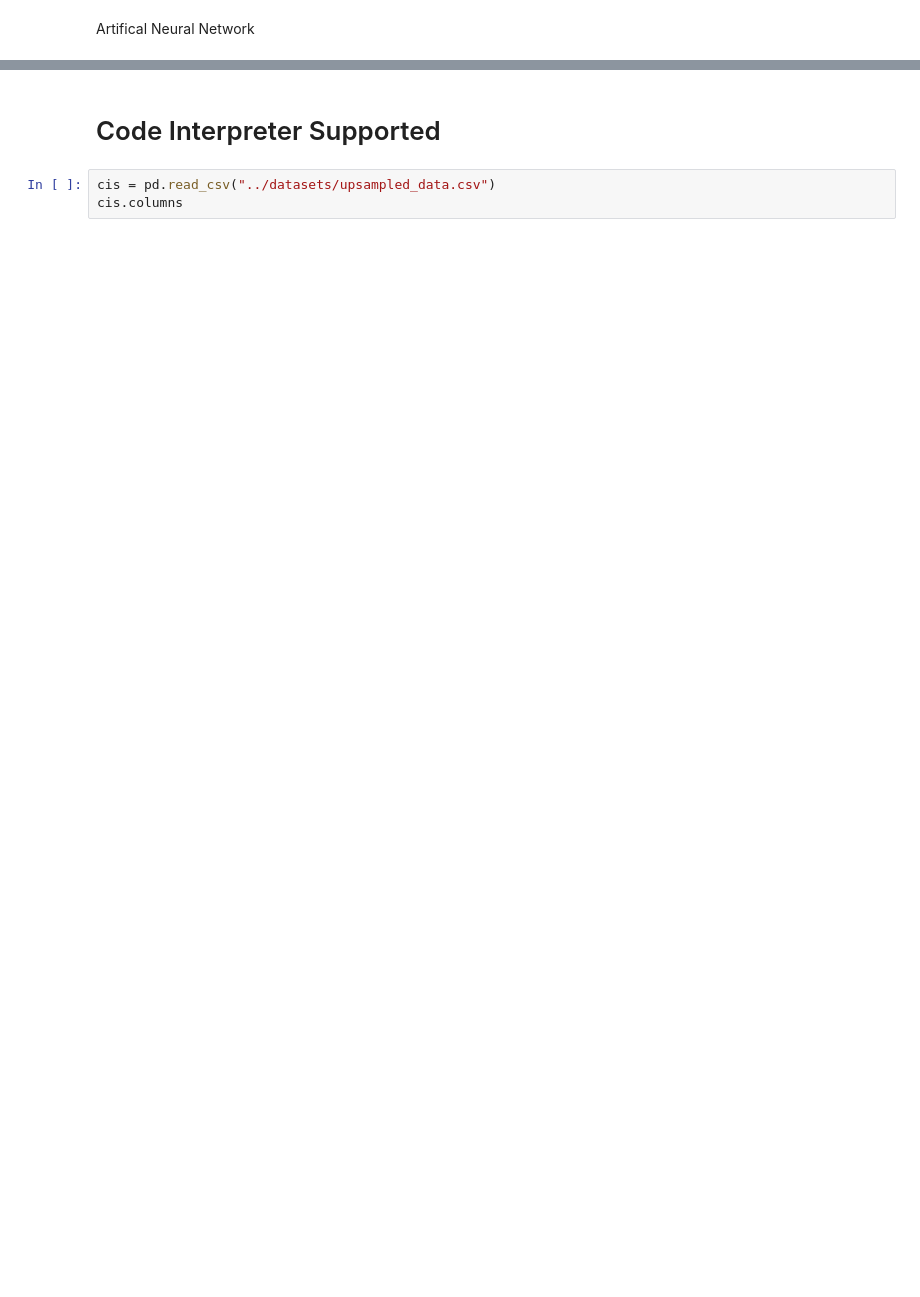
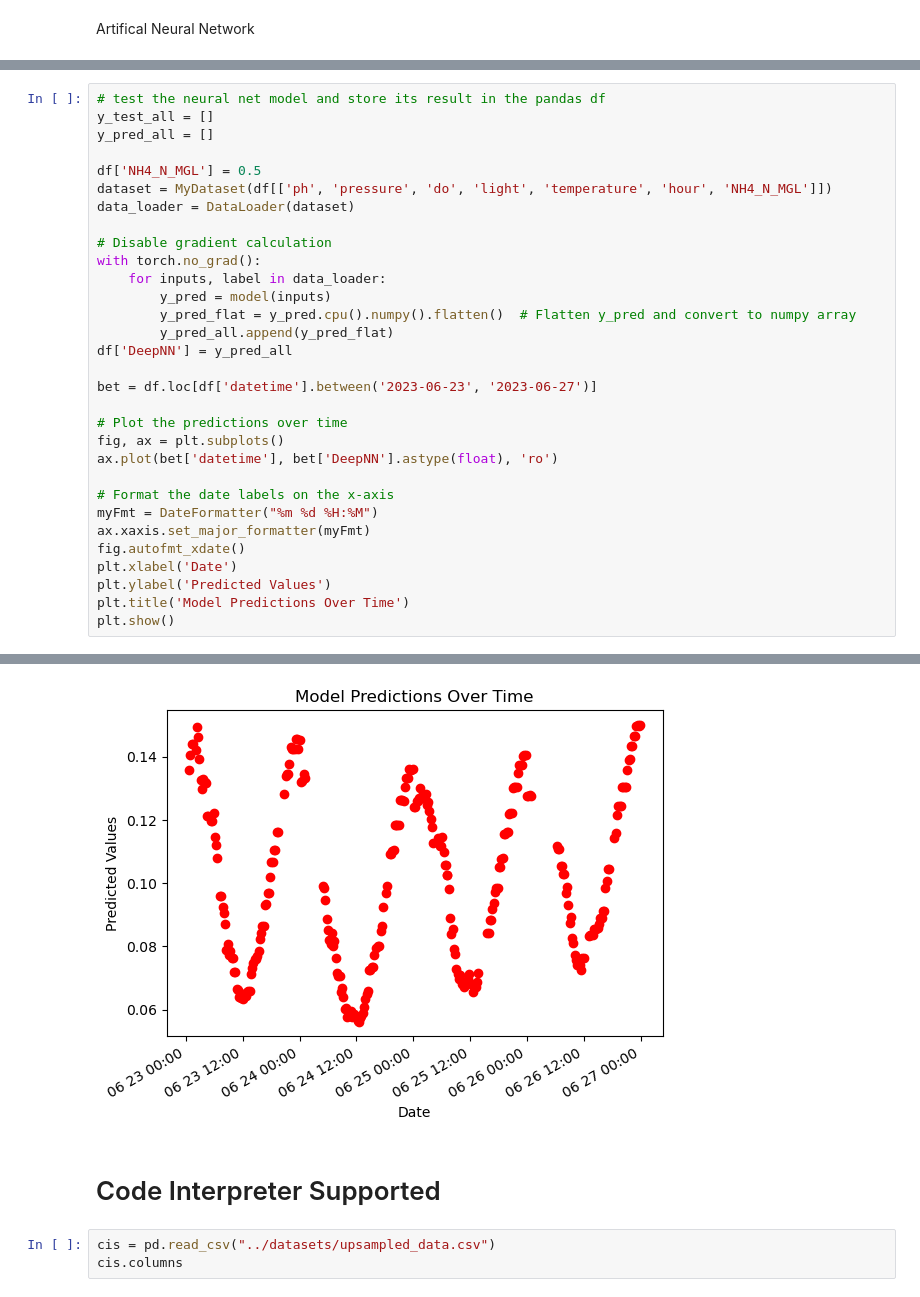
Before and after one commit to NawidT/morefish-ml, a Jupyter notebook: training/nh3_train.ipynb, the cells around one changed output, grey strips where cells are left out. Cells and saved outputs as stored; diff of their text form; blank space fills up the shorter version.

Commit message:
ammonia neural network

```diff
--- a/training/nh3_train.ipynb
+++ b/training/nh3_train.ipynb
@@ -438,0 +597,32 @@ Root Mean Squared Error (RMSE): 0.4731284721567694
+# %%
+# test the neural net model and store its result in the pandas df
+y_test_all = []
+y_pred_all = []
+
+df['NH4_N_MGL'] = 0.5
+dataset = MyDataset(df[['ph', 'pressure', 'do', 'light', 'temperature', 'hour', 'NH4_N_MGL']])
+data_loader = DataLoader(dataset)
+
+# Disable gradient calculation
+with torch.no_grad():
+    for inputs, label in data_loader:
+        y_pred = model(inputs)
+        y_pred_flat = y_pred.cpu().numpy().flatten()  # Flatten y_pred and convert to numpy array
+        y_pred_all.append(y_pred_flat)
+df['DeepNN'] = y_pred_all
+
+bet = df.loc[df['datetime'].between('2023-06-23', '2023-06-27')]
+
+# Plot the predictions over time
+fig, ax = plt.subplots()
+ax.plot(bet['datetime'], bet['DeepNN'].astype(float), 'ro')
+
+# Format the date labels on the x-axis
+myFmt = DateFormatter("%m %d %H:%M")
+ax.xaxis.set_major_formatter(myFmt)
+fig.autofmt_xdate()
+plt.xlabel('Date')
+plt.ylabel('Predicted Values')
+plt.title('Model Predictions Over Time')
+plt.show()
+# %% [output]
@@ -439,3 +638,4 @@ Root Mean Squared Error (RMSE): 0.4731284721567694
+[figure, added]
 # %% [markdown]
 # Code Interpreter Supported
 # %%
```
Also changed, not shown: parts of 32 cells of this notebook, 2 other files.
